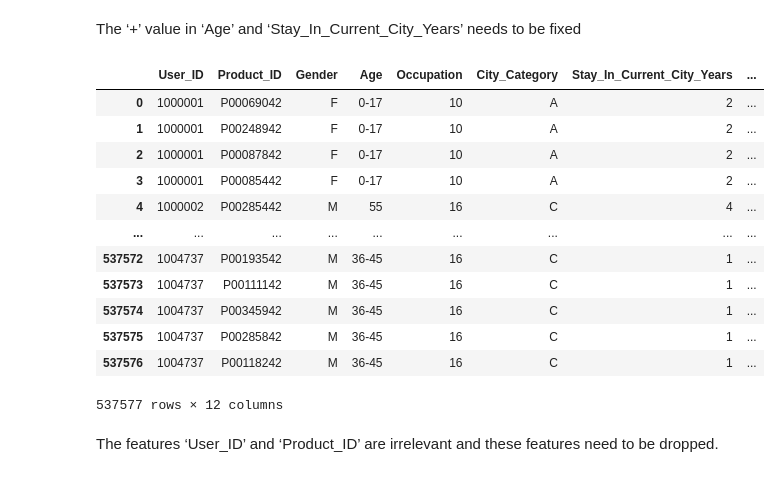
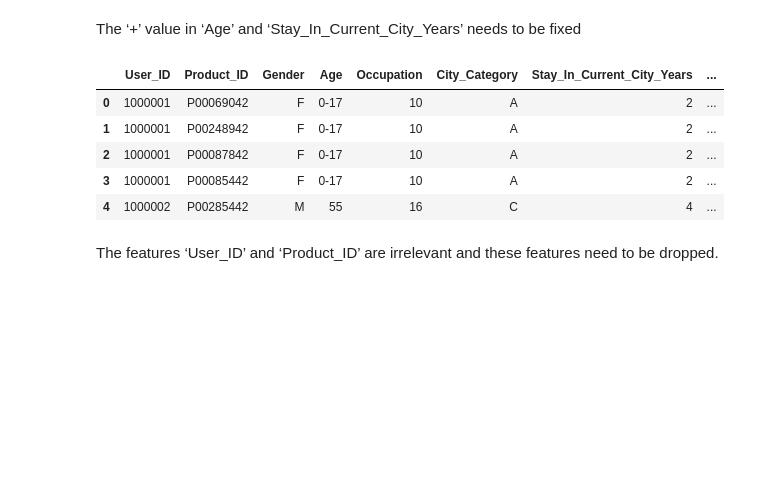
Before and after one commit to rahulshah63/Big-Data-Science, a Jupyter notebook: DataScienceProject.ipynb, the cells around one changed output. Cells and saved outputs as stored; diff of their text form; code cells hidden in the pictures; blank space fills up the shorter version.

```diff
--- a/DataScienceProject.ipynb
+++ b/DataScienceProject.ipynb
@@ -458,0 +463,4 @@ Clusters --> 0, 1, 2
+# %%
+# Product Category with Gender and Marital Status
+sales_df['combine_gender_marital'] = sales_df.apply(lambda x:'%s_%s' % (x['Gender'],x['Marital_Status']),axis=1)
+print(sales_df['combine_gender_marital'].unique())
@@ -459,7 +560,5 @@ Clusters --> 0, 1, 2
 # %% [markdown]
 ## **Data Preprocessing**
-# %%
-sales_df = pd.read_csv('/content/drive/MyDrive/DataScienceProject/BlackFriday.csv')
 # %%
 sales_df.head()
 # %% [output]
@@ -474,22 +573,15 @@ The ‘+’ value in ‘Age’ and ‘Stay_In_Current_City_Years’ needs to be
 # %%
 sales_df['Age'] = sales_df['Age'].apply(lambda x:str(x).replace('55+', '55'))
 sales_df['Stay_In_Current_City_Years'] = sales_df['Stay_In_Current_City_Years'].apply(lambda x : str(x).replace('4+', '4'))
 sales_df['Stay_In_Current_City_Years'] = sales_df['Stay_In_Current_City_Years'].astype('int')
-sales_df
+sales_df.head()
 # %% [output]
 |  | User_ID | Product_ID | Gender | Age | Occupation | City_Category | Stay_In_Current_City_Years | ... |
 | 0 | 1000001 | P00069042 | F | 0-17 | 10 | A | 2 | ... |
 | 1 | 1000001 | P00248942 | F | 0-17 | 10 | A | 2 | ... |
 | 2 | 1000001 | P00087842 | F | 0-17 | 10 | A | 2 | ... |
 | 3 | 1000001 | P00085442 | F | 0-17 | 10 | A | 2 | ... |
 | 4 | 1000002 | P00285442 | M | 55 | 16 | C | 4 | ... |
-| ... | ... | ... | ... | ... | ... | ... | ... | ... |
-| 537572 | 1004737 | P00193542 | M | 36-45 | 16 | C | 1 | ... |
-| 537573 | 1004737 | P00111142 | M | 36-45 | 16 | C | 1 | ... |
-| 537574 | 1004737 | P00345942 | M | 36-45 | 16 | C | 1 | ... |
-| 537575 | 1004737 | P00285842 | M | 36-45 | 16 | C | 1 | ... |
-| 537576 | 1004737 | P00118242 | M | 36-45 | 16 | C | 1 | ... |
-537577 rows × 12 columns
 # %% [markdown]
 The features ‘User_ID’ and ‘Product_ID’ are irrelevant and these features need to be dropped.
 # %%
```
Also changed, not shown: parts of 71 cells of this notebook, 1 other file.
